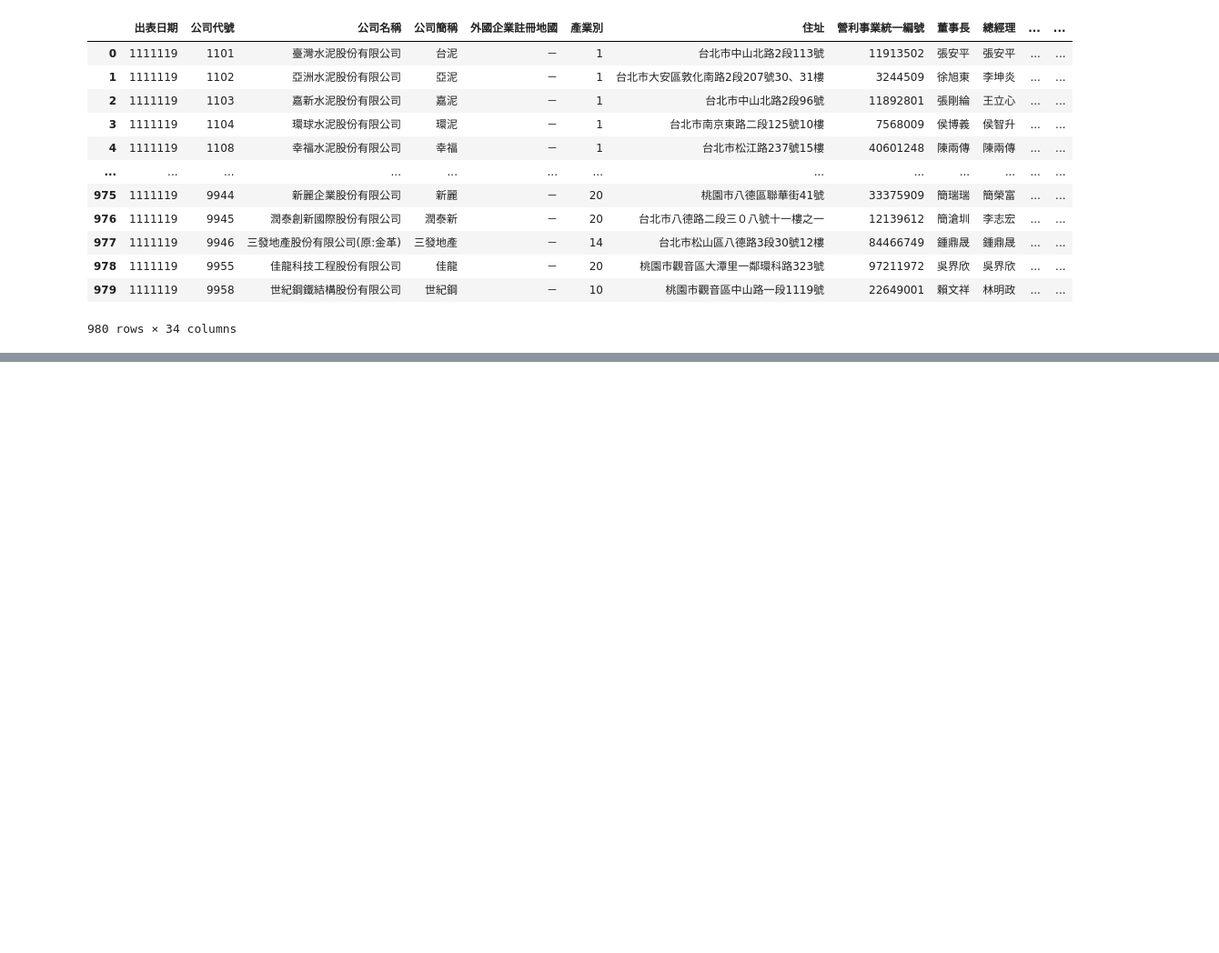
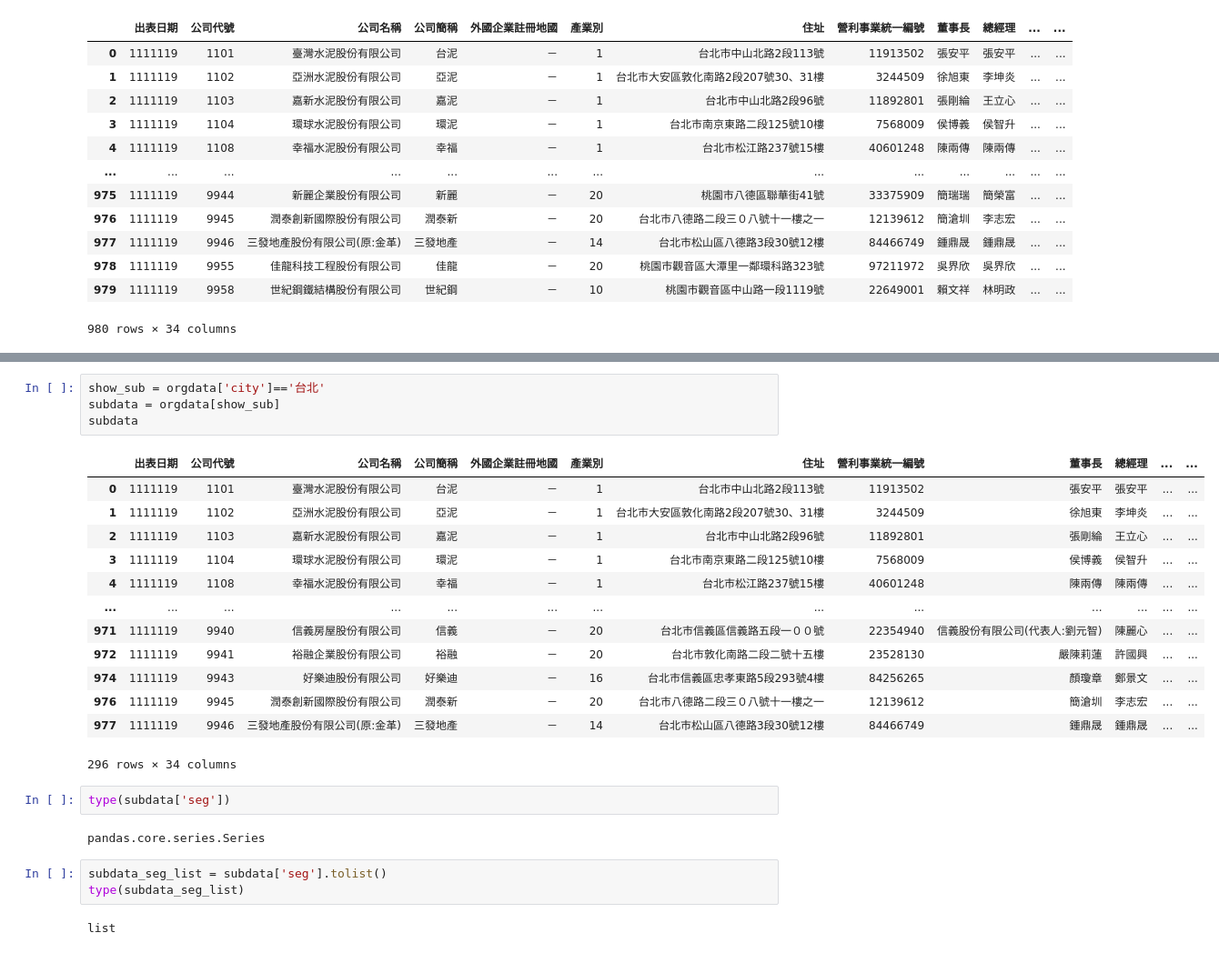
Before and after one commit to jiaminging/Programming-Language, a Jupyter notebook: Homework4/hw4.ipynb, the cells around one changed output, grey strips where cells are left out. Shown at 91% size. Drawn from its saved outputs; the diff is of its cells as text; blank space fills up the shorter version.

```diff
--- a/Homework4/hw4.ipynb
+++ b/Homework4/hw4.ipynb
@@ -92,0 +132,27 @@ orgdata
+# %%
+show_sub = orgdata['city']=='台北'
+subdata = orgdata[show_sub]
+subdata
+# %% [output]
+|  | 出表日期 | 公司代號 | 公司名稱 | 公司簡稱 | 外國企業註冊地國 | 產業別 | 住址 | 營利事業統一編號 | 董事長 | 總經理 | ... | ... |
+| 0 | 1111119 | 1101 | 臺灣水泥股份有限公司 | 台泥 | － | 1 | 台北市中山北路2段113號 | 11913502 | 張安平 | 張安平 | ... | ... |
+| 1 | 1111119 | 1102 | 亞洲水泥股份有限公司 | 亞泥 | － | 1 | 台北市大安區敦化南路2段207號30、31樓 | 3244509 | 徐旭東 | 李坤炎 | ... | ... |
+| 2 | 1111119 | 1103 | 嘉新水泥股份有限公司 | 嘉泥 | － | 1 | 台北市中山北路2段96號 | 11892801 | 張剛綸 | 王立心 | ... | ... |
+| 3 | 1111119 | 1104 | 環球水泥股份有限公司 | 環泥 | － | 1 | 台北市南京東路二段125號10樓 | 7568009 | 侯博義 | 侯智升 | ... | ... |
+| 4 | 1111119 | 1108 | 幸福水泥股份有限公司 | 幸福 | － | 1 | 台北市松江路237號15樓 | 40601248 | 陳兩傳 | 陳兩傳 | ... | ... |
+| ... | ... | ... | ... | ... | ... | ... | ... | ... | ... | ... | ... | ... |
+| 971 | 1111119 | 9940 | 信義房屋股份有限公司 | 信義 | － | 20 | 台北市信義區信義路五段一００號 | 22354940 | 信義股份有限公司(代表人:劉元智) | 陳麗心 | ... | ... |
+| 972 | 1111119 | 9941 | 裕融企業股份有限公司 | 裕融 | － | 20 | 台北市敦化南路二段二號十五樓 | 23528130 | 嚴陳莉蓮 | 許國興 | ... | ... |
+| 974 | 1111119 | 9943 | 好樂迪股份有限公司 | 好樂迪 | － | 16 | 台北市信義區忠孝東路5段293號4樓 | 84256265 | 顏瓊章 | 鄭景文 | ... | ... |
+| 976 | 1111119 | 9945 | 潤泰創新國際股份有限公司 | 潤泰新 | － | 20 | 台北市八德路二段三０八號十一樓之一 | 12139612 | 簡滄圳 | 李志宏 | ... | ... |
+| 977 | 1111119 | 9946 | 三發地產股份有限公司(原:金革) | 三發地產 | － | 14 | 台北市松山區八德路3段30號12樓 | 84466749 | 鍾鼎晟 | 鍾鼎晟 | ... | ... |
+296 rows × 34 columns
+# %%
+type(subdata['seg'])
+# %% [output]
+pandas.core.series.Series
+# %%
+subdata_seg_list = subdata['seg'].tolist()
+type(subdata_seg_list)
+# %% [output]
+list
```
Also changed, not shown: parts of 10 cells of this notebook, 1 other file.
